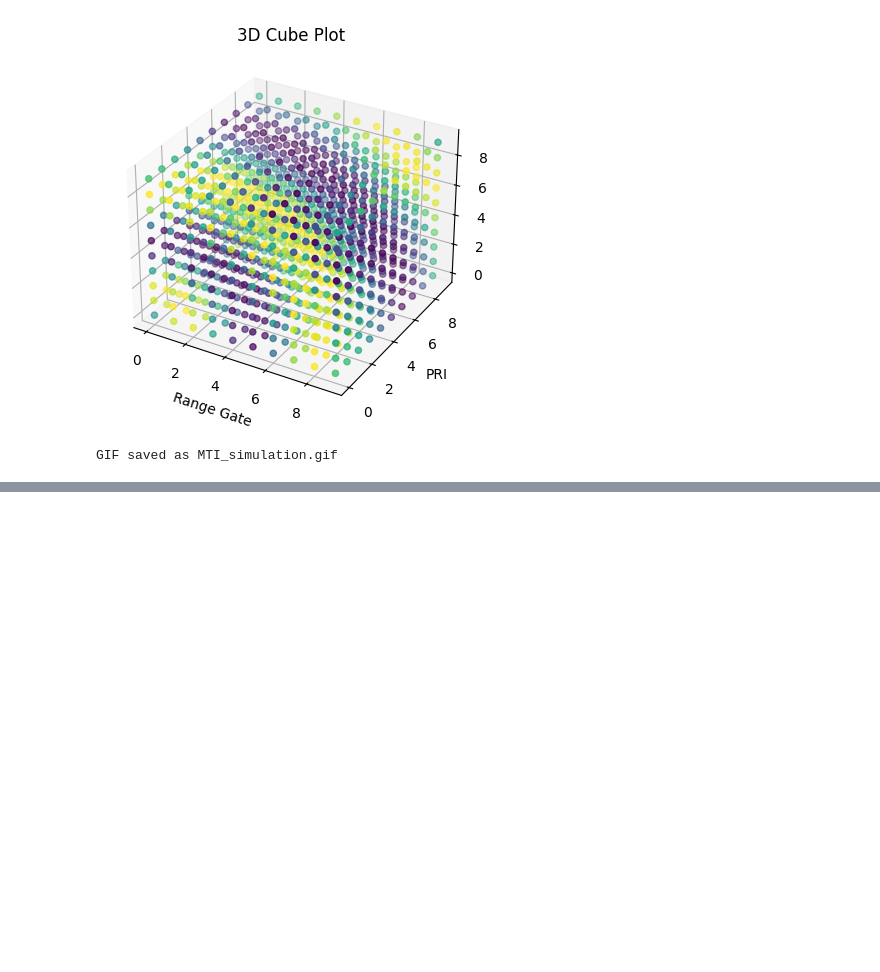
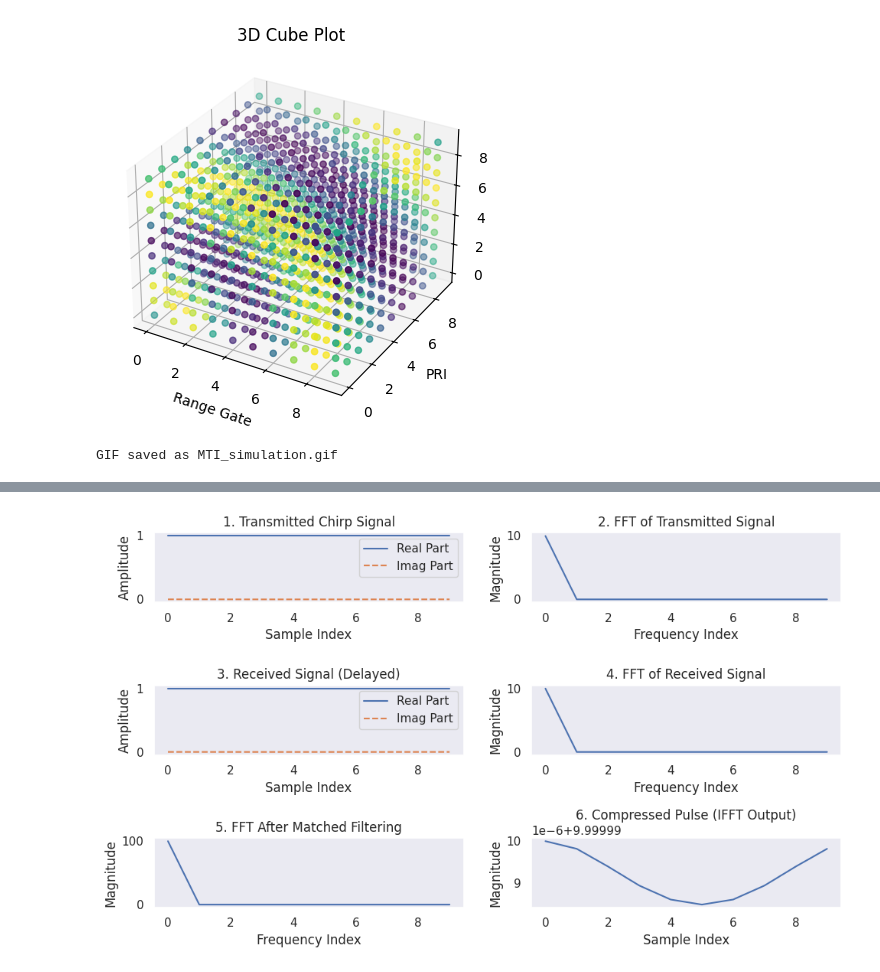
Before and after one commit to SapirBashan/radar_animation, a Jupyter notebook: visualie_radar.ipynb, the cells around one changed output, grey strips where cells are left out. Drawn from its saved outputs; the diff is of its cells as text; code cells hidden in the pictures; blank space fills up the shorter version.

```diff
--- a/visualie_radar.ipynb
+++ b/visualie_radar.ipynb
@@ -1044,0 +999,84 @@ GIF 'dpc_radar.gif' created showing step-by-step DPC processing.
+# %%
+import numpy as np
+import matplotlib.pyplot as plt
+
+# Define parameters
+fs = 1e6  # Sampling frequency (1 MHz)
+T = 10e-6  # Pulse duration (10 µs)
+B = 10e6  # Bandwidth (10 MHz)
+N = int(fs * T)  # Number of samples
+t = np.linspace(-T/2, T/2, N)
+
+# Step 1: Generate a chirp signal (LFM pulse)
+chirp_signal = np.exp(1j * np.pi * B * t**2)
+
+# Step 2: Compute FFT of transmitted signal
+S_f = np.fft.fft(chirp_signal)
+
+# Step 3: Simulate received signal (introduce delay)
+delay_samples = 20
+received_signal = np.roll(chirp_signal, delay_samples)
+
+# Compute FFT of received signal
+R_f = np.fft.fft(received_signal)
+
+# Step 4: Matched filtering using FFT & IFFT
+H_f = np.conj(S_f)  # Conjugate of transmitted signal
+Y_f = R_f * H_f  # Multiply in frequency domain
+
+# Step 5: Compute the compressed pulse using IFFT
+compressed_pulse = np.fft.ifft(Y_f)
+
+# Step 6: Plot the results
+plt.figure(figsize=(10, 6))
+
+plt.subplot(3, 2, 1)
+plt.plot(np.real(chirp_signal), label="Real Part")
+plt.plot(np.imag(chirp_signal), label="Imag Part", linestyle="dashed")
+plt.title("1. Transmitted Chirp Signal")
+plt.xlabel("Sample Index")
+plt.ylabel("Amplitude")
+plt.legend()
+plt.grid()
+
+plt.subplot(3, 2, 2)
+plt.plot(np.abs(S_f))
+plt.title("2. FFT of Transmitted Signal")
+plt.xlabel("Frequency Index")
+plt.ylabel("Magnitude")
+plt.grid()
+
+plt.subplot(3, 2, 3)
+plt.plot(np.real(received_signal), label="Real Part")
+plt.plot(np.imag(received_signal), label="Imag Part", linestyle="dashed")
+plt.title("3. Received Signal (Delayed)")
+plt.xlabel("Sample Index")
+plt.ylabel("Amplitude")
+plt.legend()
+plt.grid()
+
+plt.subplot(3, 2, 4)
+plt.plot(np.abs(R_f))
+plt.title("4. FFT of Received Signal")
+plt.xlabel("Frequency Index")
+plt.ylabel("Magnitude")
+plt.grid()
+
+plt.subplot(3, 2, 5)
+plt.plot(np.abs(Y_f))
+plt.title("5. FFT After Matched Filtering")
+plt.xlabel("Frequency Index")
+plt.ylabel("Magnitude")
+plt.grid()
+
+plt.subplot(3, 2, 6)
+plt.plot(np.abs(compressed_pulse))
+plt.title("6. Compressed Pulse (IFFT Output)")
+plt.xlabel("Sample Index")
+plt.ylabel("Magnitude")
+plt.grid()
+
+plt.tight_layout()
+plt.show()
+# %% [output]
+[figure, added]
```
Also changed, not shown: parts of 3 cells of this notebook.
